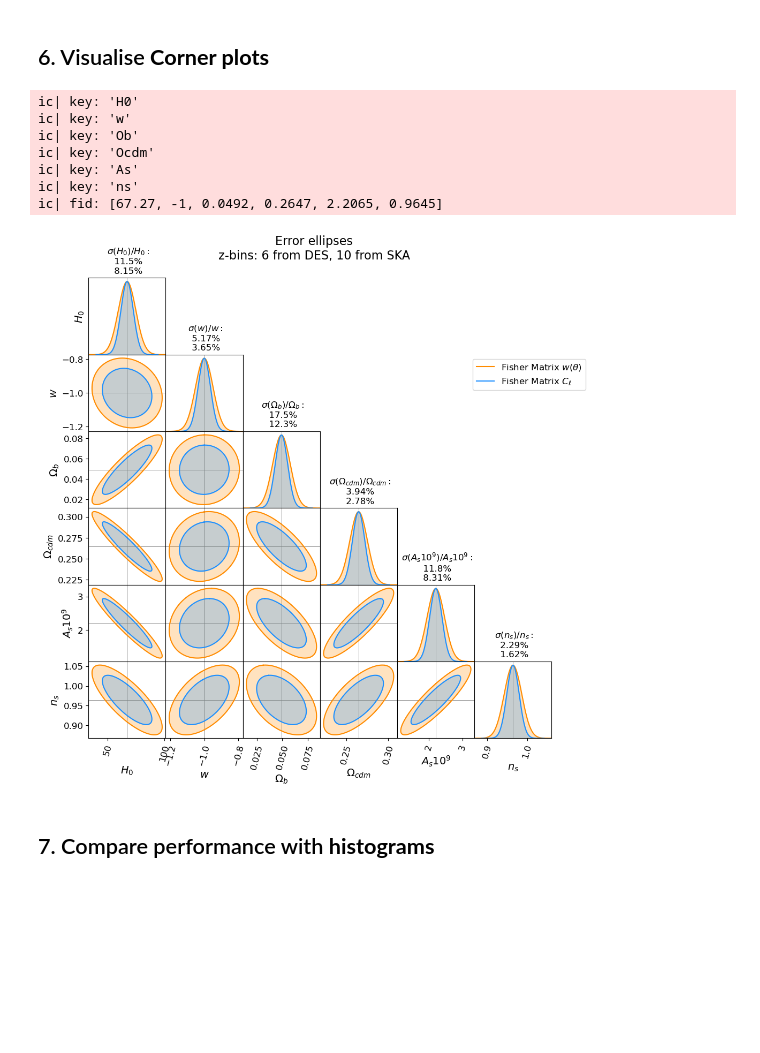
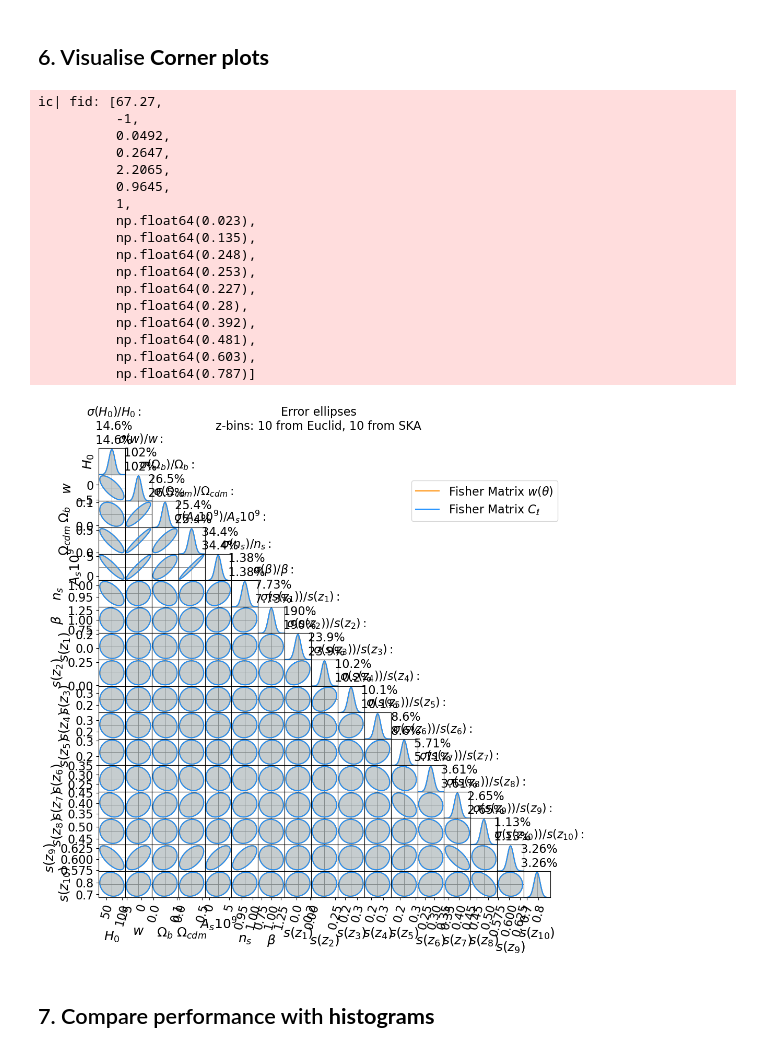
Before and after one commit to GreenTS27/Photo_Surveys-HI_IM-Fisher_Matrix, a Jupyter notebook: Fisher_Matrix_C_ell_vs_w_t.ipynb, the cells around one changed output. Drawn from its saved outputs; the diff is of its cells as text; code cells hidden in the pictures; blank space fills up the shorter version.

```diff
--- a/Fisher_Matrix_C_ell_vs_w_t.ipynb
+++ b/Fisher_Matrix_C_ell_vs_w_t.ipynb
@@ -1179,16 +1207,4 @@ plt.show()
 # %%
-### Galaxy Surveys
-Survey_Gal = "Euclid"
-# Survey_Gal = "DES"
-# Survey_Gal = "LSST"
-
-### HI Surveys
-# Survey_HI = "Meerkat"
-Survey_HI = "SKA"
-
-####################################### Survey parameters ###############################################
-N_bins_Gal = 10
-N_bins_HI  = 0
 
 dic_f_sky={}
 if Survey_Gal == "Euclid":
@@ -1228,6 +1244,7 @@ if Survey_HI == "Meerkat":
     dic_f_sky["HI"] = f_sky_MK
     arr_z_central_HI = arr_z_central_MK
     bin_width_HI = bin_width_MK
+    sigma_val_HI = 0.005
 
 elif Survey_HI == "SKA":
     N_dish = N_dish_SKA
@@ -1237,6 +1254,7 @@ elif Survey_HI == "SKA":
     dic_f_sky["HI"] = f_sky_SKA
     arr_z_central_HI = arr_z_central_SKA
     bin_width_HI = bin_width_SKA
+    sigma_val_HI = 0.005
 # %%
 N_bins_Total = N_bins_Gal+N_bins_HI
 
@@ -1922,17 +1920,17 @@ array([5.06610934e+02, 1.57294124e+00, 9.96991756e-04, 1.54262784e-02,
 # Importing Fihser Matrices values from  saved data
 
 FIM_Cl_full = np.loadtxt(open(F"{folder_name}FisherM_Cl_full_{save_filename}.csv", "rb"), delimiter=" ", skiprows=0)
-FIM_w_full  = np.loadtxt(open(F"{folder_name}FisherM_w_full_{ save_filename}.csv", "rb"), delimiter=" ", skiprows=0)
+# FIM_w_full  = np.loadtxt(open(F"{folder_name}FisherM_w_full_{ save_filename}.csv", "rb"), delimiter=" ", skiprows=0)
 
 ########################## Corner plots ###################################################################
 fid=[]
 counter = 1
 for key in dic_Cosm_param.keys():
-    # fid.append( dic_Cosm_param[key][1] )
-    if counter < 7:
-        ic(key)
-        fid.append( dic_Cosm_param[key][1] )
-    counter+=1
+    fid.append( dic_Cosm_param[key][1] )
+    # if counter < 7:
+    #     ic(key)
+    #     fid.append( dic_Cosm_param[key][1] )
+    # counter+=1
 ic(fid)
 
 par = [
@@ -1967,47 +1965,57 @@ Plot_title = ("Error ellipses \n" +
 name_fig_corner = f"Figures/CornerP_{set_name}_{Survey_Gal}_{N_bins_Gal}zbins_{Survey_HI}_{N_bins_HI}zbins"
 
 # list_colors = ["#37b67e", "#057041", "#7e71bf", "#4900ac"]
 # list_colors = ["dodgerblue", "darkorange", "slateblue", "firebrick"]
 list_colors = ["slateblue", "firebrick", "dodgerblue", "darkorange"]
 
 
 # Only s(z)
 # Fishers = [ np.linalg.inv(np.linalg.inv(FIM_Cl_auto) [0:4,0:4]),
 #             np.linalg.inv(np.linalg.inv(FIM_w_auto)  [0:4,0:4]),
 #             np.linalg.inv(np.linalg.inv(FIM_Cl_cross)[0:4,0:4]),
 #             np.linalg.inv(np.linalg.inv(FIM_w_cross) [0:4,0:4]) ]
 
-# Only Cosm param
-Fishers = [
-            np.linalg.inv(np.linalg.inv(FIM_w_full) [:6,:6]),
-            np.linalg.inv(np.linalg.inv(FIM_Cl_full)[:6,:6])
-            ]
+# # Only Cosm param
+# Fishers = [
+#             np.linalg.inv(np.linalg.inv(FIM_w_full) [:6,:6]),
+#             np.linalg.inv(np.linalg.inv(FIM_Cl_full)[:6,:6])
+#             ]
 
 
 # Fishers = [ FIM_Cl_auto, FIM_w_auto, FIM_Cl_full, FIM_w_full ]
 # Flabels = [ r"Fisher Matrix $C_\ell$, auto", r"Fisher Matrix $w(\theta)$, auto", r"Fisher Matrix $C_\ell$, full", r"Fisher Matrix $w(\theta)$, full" ]
 # CornerPlot( Fishers, fid, par, par_titles, Plot_title, Flabels=Flabels, cores=list_colors, figure_size=(10,8),
 #             Fig_name= name_fig_corner+".png")
 
 # Fishers = [ FIM_Cl_auto, FIM_w_auto]
 # Flabels = [ r"Fisher Matrix $C_\ell$, auto", r"Fisher Matrix $w(\theta)$, auto"  ]
 # CornerPlot( Fishers, fid, par, par_titles, Plot_title,  Flabels=Flabels, cores=[list_colors[0], list_colors[1]] )
 
 # Fishers = [ FIM_w_full, FIM_w_full ]
-# Fishers = [ FIM_Cl_full, FIM_Cl_full ]
+Fishers = [ FIM_Cl_full, FIM_Cl_full ]
 # Fishers = [ FIM_Cl_full, FIM_w_full ]
 Flabels = [ r"Fisher Matrix $w(\theta)$", r"Fisher Matrix $C_\ell$" ]
 CornerPlot( Fishers, fid, par, par_titles, Plot_title, Flabels=Flabels, cores=[list_colors[3], list_colors[2]],
             Fig_name= name_fig_corner+"_full.png", figure_size=(10,10))
 # %% [output]
-ic| key: 'H0'
-ic| key: 'w'
-ic| key: 'Ob'
-ic| key: 'Ocdm'
-ic| key: 'As'
-ic| key: 'ns'
-ic| fid: [67.27, -1, 0.0492, 0.2647, 2.2065, 0.9645]
+ic| fid: [67.27,
+          -1,
+          0.0492,
+          0.2647,
+          2.2065,
+          0.9645,
+          1,
+          np.float64(0.023),
+          np.float64(0.135),
+          np.float64(0.248),
+          np.float64(0.253),
+          np.float64(0.227),
+          np.float64(0.28),
+          np.float64(0.392),
+          np.float64(0.481),
+          np.float64(0.603),
+          np.float64(0.787)]
-[figure, old version]
+[figure, new version]
 # %% [markdown]
 ## 7. Compare performance with **histograms**
 # %%
```
Also changed, not shown: parts of 18 cells of this notebook.
